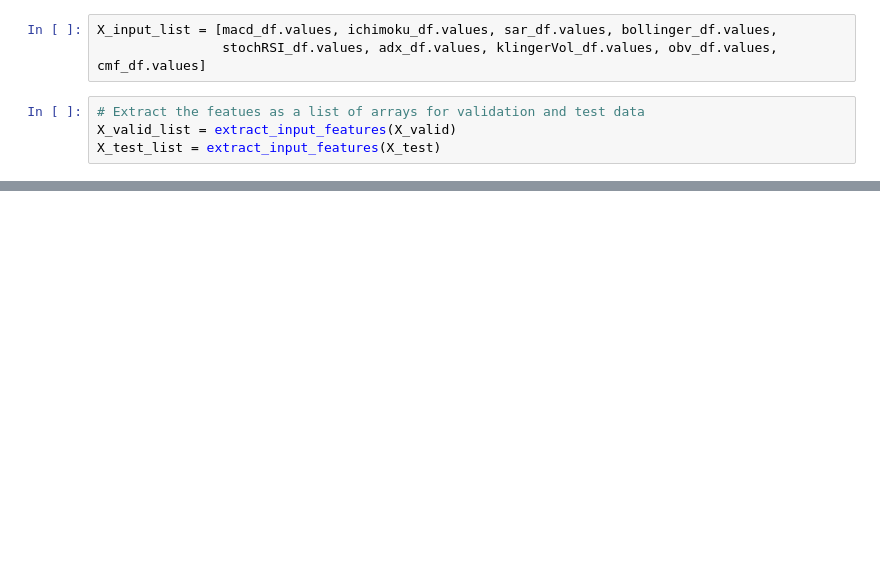
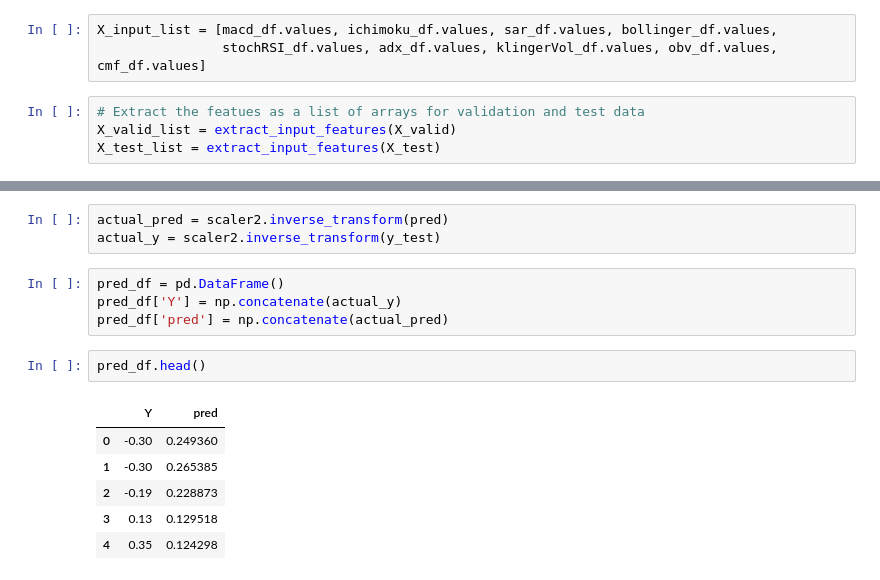
Before and after one commit to ciphyr/ml-quant-algo, a Jupyter notebook: Quant RNN.ipynb, the cells around one changed output, grey strips where cells are left out. Cells and saved outputs as stored; diff of their text form; blank space fills up the shorter version.

```diff
--- a/Quant RNN.ipynb
+++ b/Quant RNN.ipynb
@@ -370,0 +371,16 @@ Test MSE is : 0.0012919336361797056
+# %%
+actual_pred = scaler2.inverse_transform(pred)
+actual_y = scaler2.inverse_transform(y_test)
+# %%
+pred_df = pd.DataFrame()
+pred_df['Y'] = np.concatenate(actual_y)
+pred_df['pred'] = np.concatenate(actual_pred)
+# %%
+pred_df.head()
+# %% [output]
+|  | Y | pred |
+| 0 | -0.30 | 0.249360 |
+| 1 | -0.30 | 0.265385 |
+| 2 | -0.19 | 0.228873 |
+| 3 | 0.13 | 0.129518 |
+| 4 | 0.35 | 0.124298 |
```
Also changed, not shown: parts of 4 cells of this notebook.
